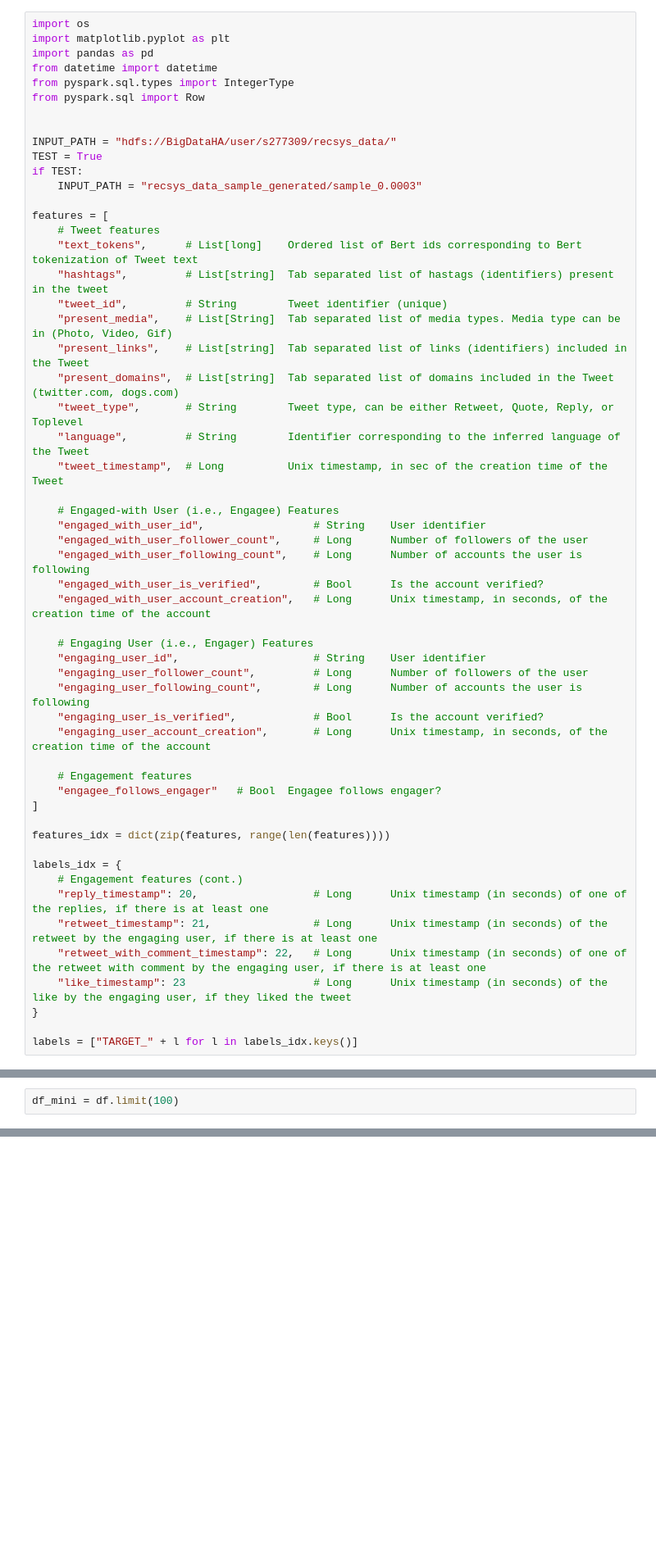
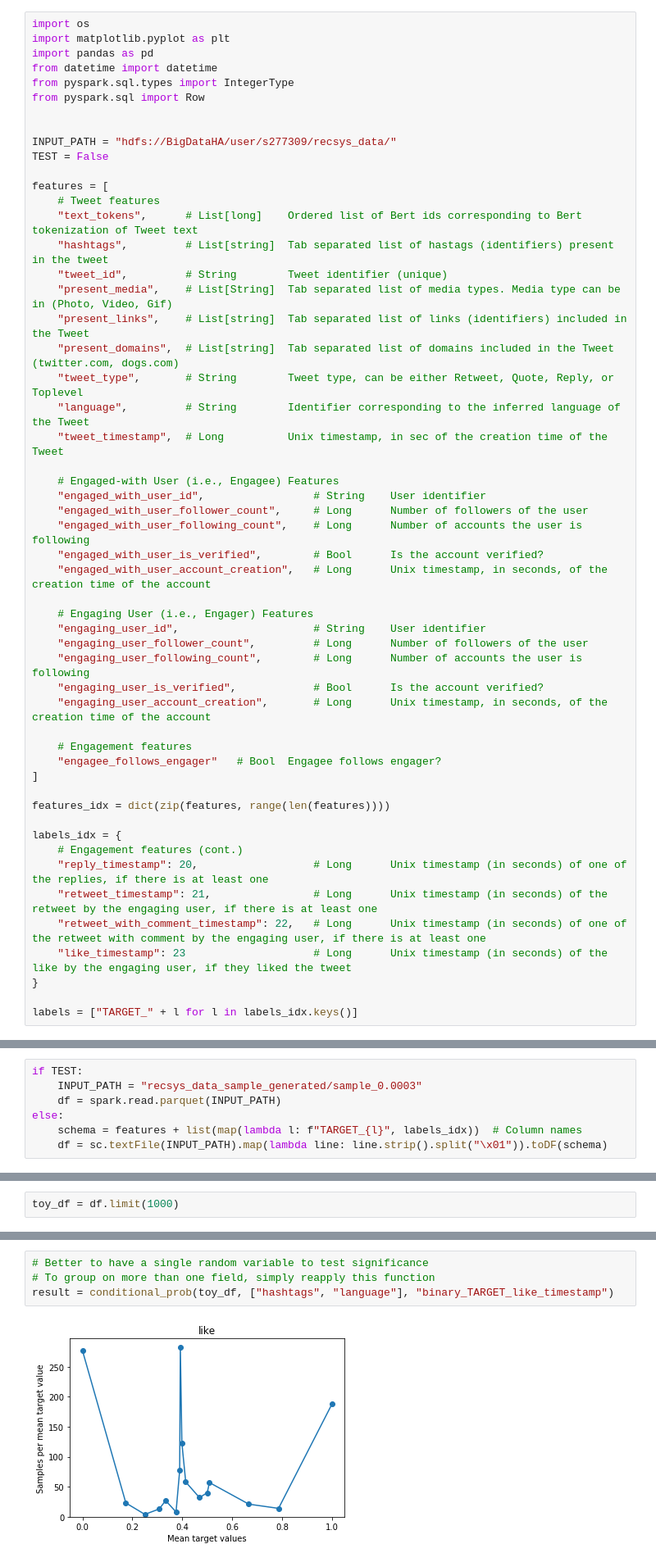
Before and after one commit to MAL-TO/recsys-2021, a Jupyter notebook: notebooks/eda-target-encoding.ipynb, the cells around one changed output, grey strips where cells are left out. Shown: that part at 82% size. Cells and saved outputs as stored; diff of their text form; blank space fills up the shorter version.

Commit message:
EDA for target encoding with plots

```diff
--- a/notebooks/eda-target-encoding.ipynb
+++ b/notebooks/eda-target-encoding.ipynb
@@ -8,9 +8,7 @@ from pyspark.sql import Row
 
 
 INPUT_PATH = "hdfs://BigDataHA/user/s277309/recsys_data/"
-TEST = True
-if TEST:
-    INPUT_PATH = "recsys_data_sample_generated/sample_0.0003"
+TEST = False
 
 features = [
     # Tweet features
@@ -57,0 +56,7 @@ df = spark.read.parquet(INPUT_PATH)
+# %%
+if TEST:
+    INPUT_PATH = "recsys_data_sample_generated/sample_0.0003"
+    df = spark.read.parquet(INPUT_PATH)
+else:
+    schema = features + list(map(lambda l: f"TARGET_{l}", labels_idx))  # Column names
+    df = sc.textFile(INPUT_PATH).map(lambda line: line.strip().split("\x01")).toDF(schema)
@@ -58,2 +158,2 @@ df = spark.read.parquet(INPUT_PATH)
 # %%
-df_mini = df.limit(100)
+toy_df = df.limit(1000)
@@ -107 +160,7 @@ result = spark.sql(query)
+# %%
+# Better to have a single random variable to test significance
+# To group on more than one field, simply reapply this function
+result = conditional_prob(toy_df, ["hashtags", "language"], "binary_TARGET_like_timestamp")
+# %% [output]
+[figure, added]
 # %%
```
Also changed, not shown: parts of 25 cells of this notebook.
